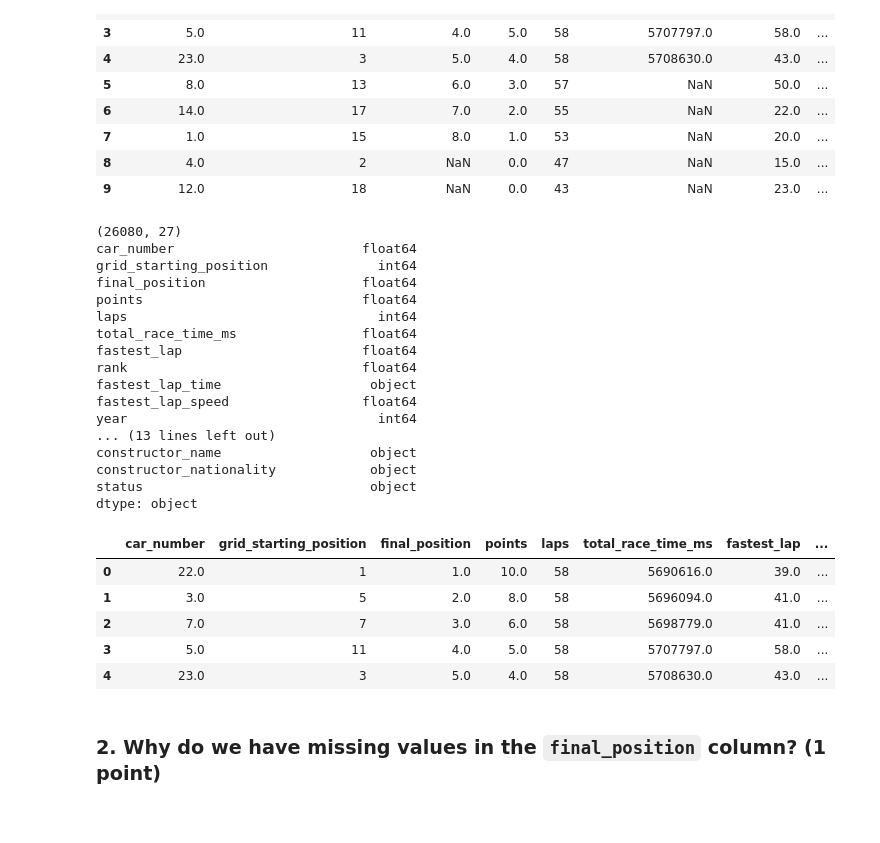
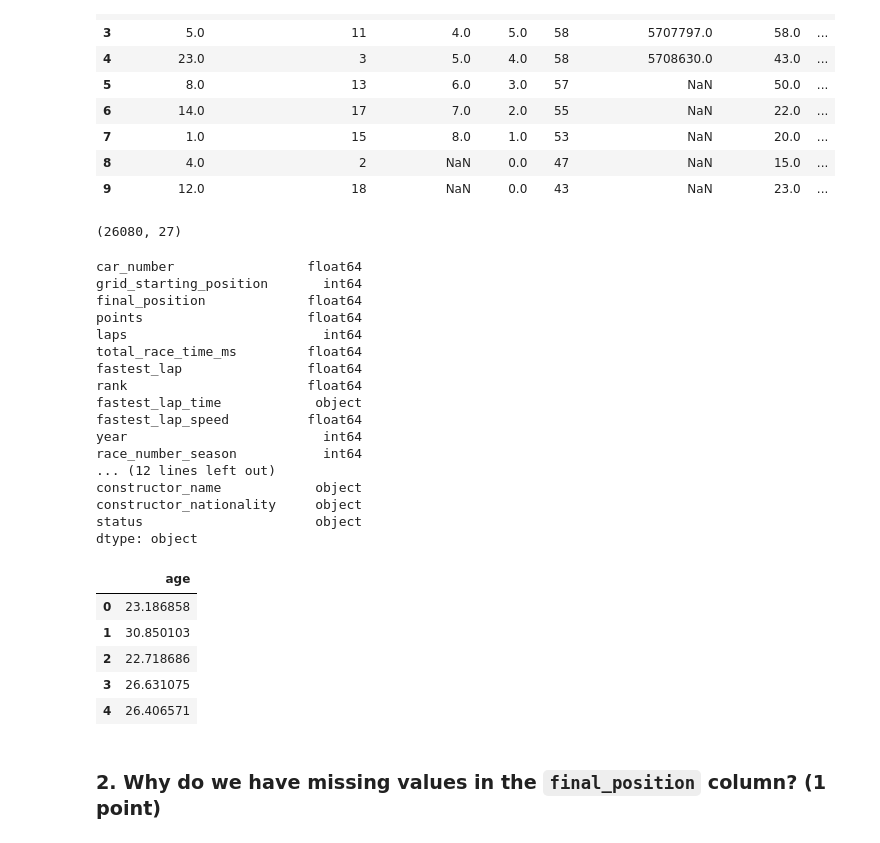
Before and after one commit to BOYSABIO/IE-University, a Jupyter notebook: IE_MASTERS/7_PYTHON_FOR_DATA_ANALYSIS/GROUP_PROJECT/group_assignment (3).ipynb, the cells around one changed output. Cells and saved outputs as stored; diff of their text form; code cells hidden in the pictures.

```diff
--- a/IE_MASTERS/7_PYTHON_FOR_DATA_ANALYSIS/GROUP_PROJECT/group_assignment (3).ipynb
+++ b/IE_MASTERS/7_PYTHON_FOR_DATA_ANALYSIS/GROUP_PROJECT/group_assignment (3).ipynb
@@ -81,42 +82,47 @@ df.head(10)
 | 7 | 1.0 | 15 | 8.0 | 1.0 | 53 | NaN | 20.0 | ... |
 | 8 | 4.0 | 2 | NaN | 0.0 | 47 | NaN | 15.0 | ... |
 | 9 | 12.0 | 18 | NaN | 0.0 | 43 | NaN | 23.0 | ... |
+# %%
+# Show the number of rows and columns
+print(df.shape)
+# %% [output]
+(26080, 27)
+# %%
+# Show the data types of each column
+print(df.dtypes)
+# %% [output]
+car_number                 float64
+grid_starting_position       int64
+final_position             float64
+points                     float64
+laps                         int64
+total_race_time_ms         float64
+fastest_lap                float64
+rank                       float64
+fastest_lap_time            object
+fastest_lap_speed          float64
+year                         int64
+race_number_season           int64
+... (12 lines left out)
+constructor_name            object
+constructor_nationality     object
+status                      object
+dtype: object
 # %%
-import datetime as dt
-
-print(df.shape)
+# Calculate a column called `age` which represents the age of each driver on the date of the race
 
 df['driver_dob'] = pd.to_datetime(df['driver_dob'])
 df['race_date'] = pd.to_datetime(df['race_date'])
 
-print(df.dtypes)
-
 df['age'] = (df['race_date'] - df['driver_dob']).dt.days / 365.25
 
-df.head(5)
+df[['age']].head(5)
 # %% [output]
-(26080, 27)
-car_number                        float64
-grid_starting_position              int64
-final_position                    float64
-points                            float64
-laps                                int64
-total_race_time_ms                float64
-fastest_lap                       float64
-rank                              float64
-fastest_lap_time                   object
-fastest_lap_speed                 float64
-year                                int64
-... (13 lines left out)
-constructor_name                   object
-constructor_nationality            object
-status                             object
-dtype: object
-|  | car_number | grid_starting_position | final_position | points | laps | total_race_time_ms | fastest_lap | ... |
-| 0 | 22.0 | 1 | 1.0 | 10.0 | 58 | 5690616.0 | 39.0 | ... |
-| 1 | 3.0 | 5 | 2.0 | 8.0 | 58 | 5696094.0 | 41.0 | ... |
-| 2 | 7.0 | 7 | 3.0 | 6.0 | 58 | 5698779.0 | 41.0 | ... |
-| 3 | 5.0 | 11 | 4.0 | 5.0 | 58 | 5707797.0 | 58.0 | ... |
-| 4 | 23.0 | 3 | 5.0 | 4.0 | 58 | 5708630.0 | 43.0 | ... |
+|  | age |
+| 0 | 23.186858 |
+| 1 | 30.850103 |
+| 2 | 22.718686 |
+| 3 | 26.631075 |
+| 4 | 26.406571 |
 # %% [markdown]
 ### 2. Why do we have missing values in the `final_position` column? (1 point)
```
Also changed, not shown: parts of 15 cells of this notebook.
